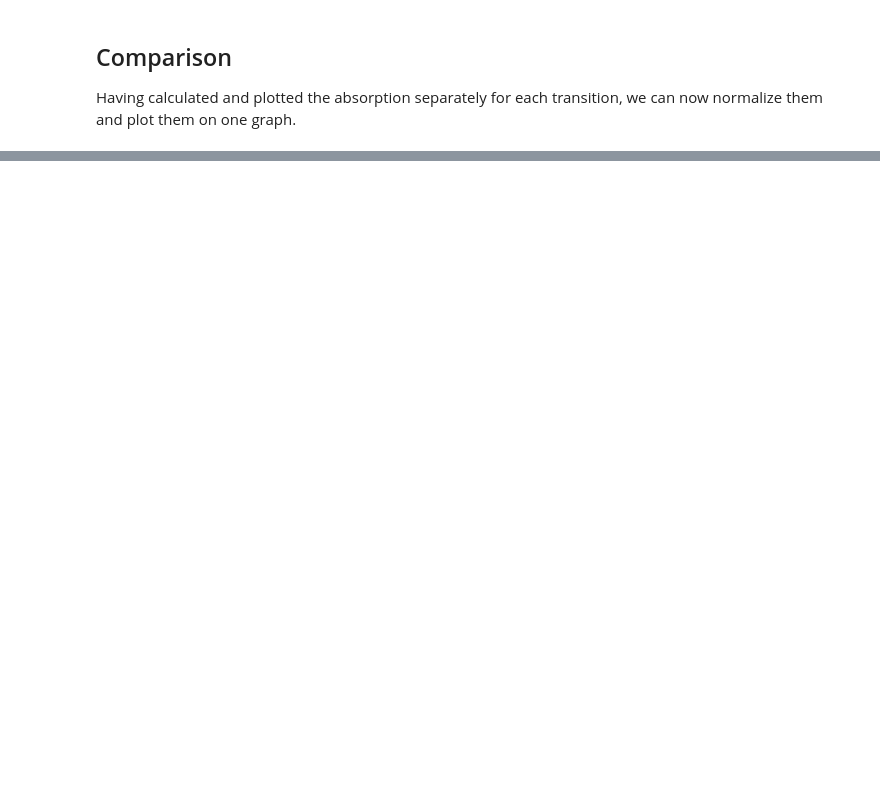
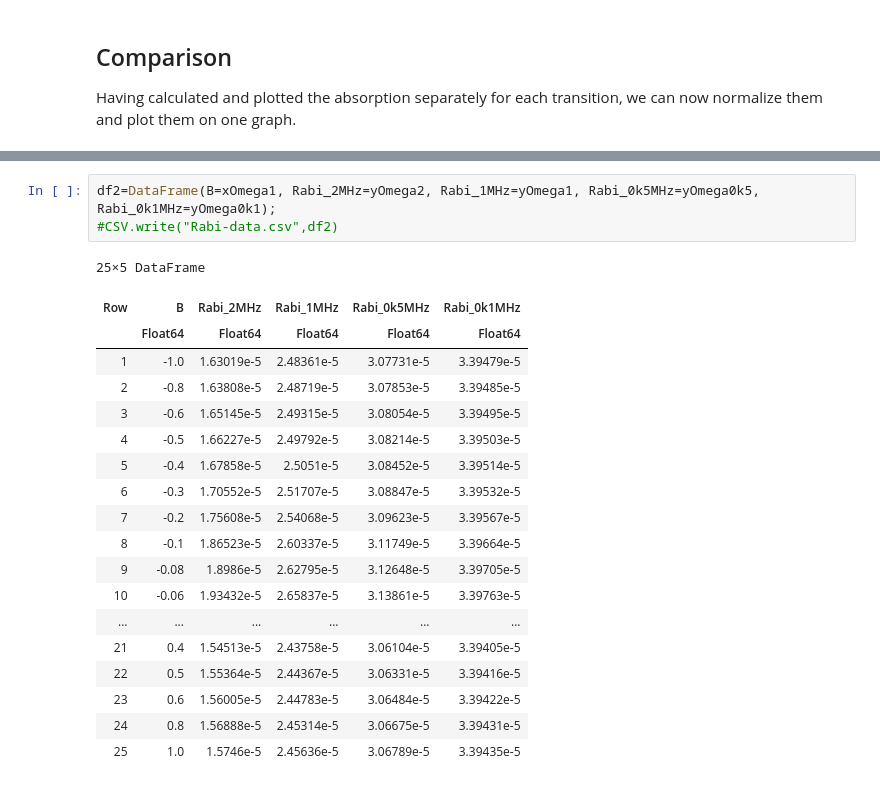
Before and after one commit to floriansLU/OpticalBlochEquations.jl, a Jupyter notebook: examples/testingOBE_Rabi-frequency.ipynb, the cells around one changed output, grey strips where cells are left out. Saved outputs shown, nothing was run; the diff lists cells and outputs as text; blank space fills up the shorter version.

```diff
--- a/examples/testingOBE_Rabi-frequency.ipynb
+++ b/examples/testingOBE_Rabi-frequency.ipynb
@@ -295,0 +299,23 @@ plot([xOmega2 xOmega1 xOmega0k5 xOmega0k1], [yOmega2norm yOmega1norm yOmega0k5no
+# %%
+df2=DataFrame(B=xOmega1, Rabi_2MHz=yOmega2, Rabi_1MHz=yOmega1, Rabi_0k5MHz=yOmega0k5, Rabi_0k1MHz=yOmega0k1);
+#CSV.write("Rabi-data.csv",df2)
+# %% [output]
+25×5 DataFrame
+| Row | B | Rabi_2MHz | Rabi_1MHz | Rabi_0k5MHz | Rabi_0k1MHz |
+|  | Float64 | Float64 | Float64 | Float64 | Float64 |
+| 1 | -1.0 | 1.63019e-5 | 2.48361e-5 | 3.07731e-5 | 3.39479e-5 |
+| 2 | -0.8 | 1.63808e-5 | 2.48719e-5 | 3.07853e-5 | 3.39485e-5 |
+| 3 | -0.6 | 1.65145e-5 | 2.49315e-5 | 3.08054e-5 | 3.39495e-5 |
+| 4 | -0.5 | 1.66227e-5 | 2.49792e-5 | 3.08214e-5 | 3.39503e-5 |
+| 5 | -0.4 | 1.67858e-5 | 2.5051e-5 | 3.08452e-5 | 3.39514e-5 |
+| 6 | -0.3 | 1.70552e-5 | 2.51707e-5 | 3.08847e-5 | 3.39532e-5 |
+| 7 | -0.2 | 1.75608e-5 | 2.54068e-5 | 3.09623e-5 | 3.39567e-5 |
+| 8 | -0.1 | 1.86523e-5 | 2.60337e-5 | 3.11749e-5 | 3.39664e-5 |
+| 9 | -0.08 | 1.8986e-5 | 2.62795e-5 | 3.12648e-5 | 3.39705e-5 |
+| 10 | -0.06 | 1.93432e-5 | 2.65837e-5 | 3.13861e-5 | 3.39763e-5 |
+| ... | ... | ... | ... | ... | ... |
+| 21 | 0.4 | 1.54513e-5 | 2.43758e-5 | 3.06104e-5 | 3.39405e-5 |
+| 22 | 0.5 | 1.55364e-5 | 2.44367e-5 | 3.06331e-5 | 3.39416e-5 |
+| 23 | 0.6 | 1.56005e-5 | 2.44783e-5 | 3.06484e-5 | 3.39422e-5 |
+| 24 | 0.8 | 1.56888e-5 | 2.45314e-5 | 3.06675e-5 | 3.39431e-5 |
+| 25 | 1.0 | 1.5746e-5 | 2.45636e-5 | 3.06789e-5 | 3.39435e-5 |
```
Also changed, not shown: parts of 17 cells of this notebook, 1 other file.
